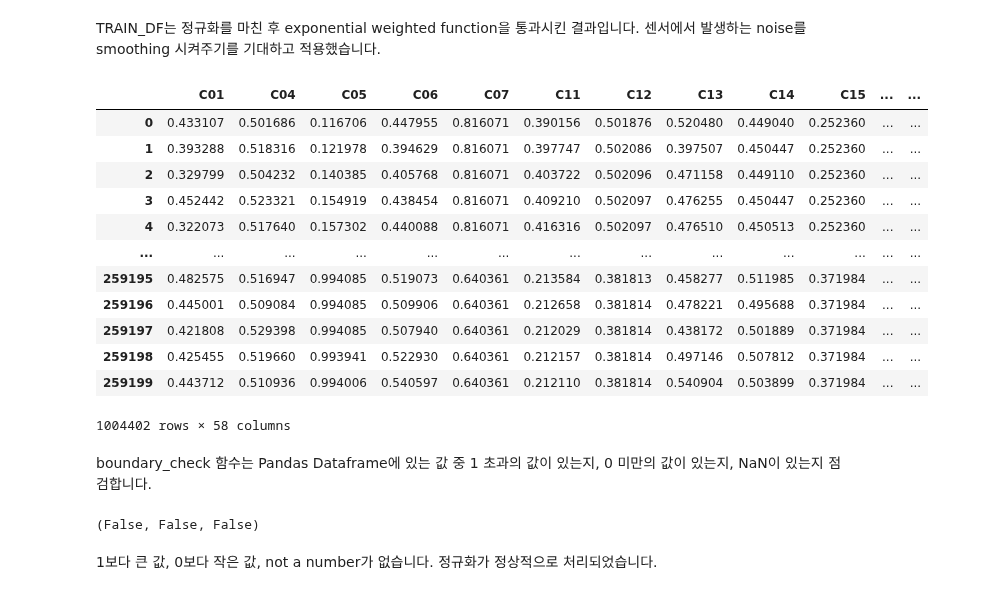
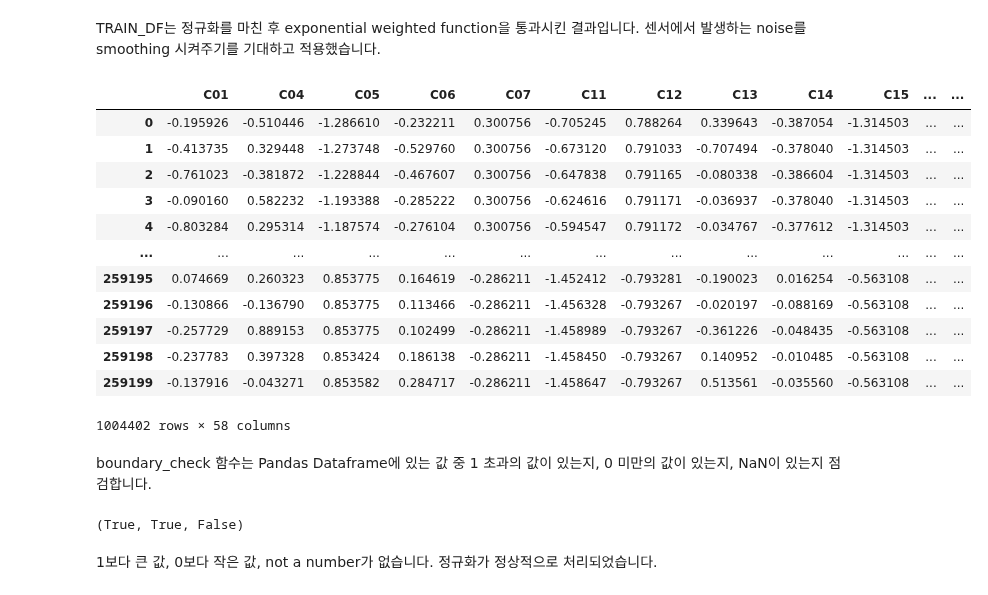
Before and after one commit to 6sephiruth/AI_career, a Jupyter notebook: DACON/HAI_2.0/1번-Copy1.ipynb, the cells around one changed output. Saved outputs shown, nothing was run; the diff lists cells and outputs as text; code cells hidden in the pictures.

```diff
--- a/DACON/HAI_2.0/1번-Copy1.ipynb
+++ b/DACON/HAI_2.0/1번-Copy1.ipynb
@@ -167,23 +167,23 @@ def zscore(df):
 TRAIN_DF는 정규화를 마친 후 exponential weighted function을 통과시킨 결과입니다.
 센서에서 발생하는 noise를 smoothing 시켜주기를 기대하고 적용했습니다.
 # %%
-TRAIN_DF = normalize(TRAIN_DF_RAW[VALID_COLUMNS_IN_TRAIN_DATASET]).ewm(alpha=0.95).mean()
-#TRAIN_DF = zscore(TRAIN_DF_RAW[VALID_COLUMNS_IN_TRAIN_DATASET]).ewm(alpha=0.95).mean()
+#TRAIN_DF = normalize(TRAIN_DF_RAW[VALID_COLUMNS_IN_TRAIN_DATASET]).ewm(alpha=0.95).mean()
+TRAIN_DF = zscore(TRAIN_DF_RAW[VALID_COLUMNS_IN_TRAIN_DATASET]).ewm(alpha=0.95).mean()
 
 TRAIN_DF
 # %% [output]
 |  | C01 | C04 | C05 | C06 | C07 | C11 | C12 | C13 | C14 | C15 | ... | ... |
-| 0 | 0.433107 | 0.501686 | 0.116706 | 0.447955 | 0.816071 | 0.390156 | 0.501876 | 0.520480 | 0.449040 | 0.252360 | ... | ... |
-| 1 | 0.393288 | 0.518316 | 0.121978 | 0.394629 | 0.816071 | 0.397747 | 0.502086 | 0.397507 | 0.450447 | 0.252360 | ... | ... |
-| 2 | 0.329799 | 0.504232 | 0.140385 | 0.405768 | 0.816071 | 0.403722 | 0.502096 | 0.471158 | 0.449110 | 0.252360 | ... | ... |
-| 3 | 0.452442 | 0.523321 | 0.154919 | 0.438454 | 0.816071 | 0.409210 | 0.502097 | 0.476255 | 0.450447 | 0.252360 | ... | ... |
-| 4 | 0.322073 | 0.517640 | 0.157302 | 0.440088 | 0.816071 | 0.416316 | 0.502097 | 0.476510 | 0.450513 | 0.252360 | ... | ... |
+| 0 | -0.195926 | -0.510446 | -1.286610 | -0.232211 | 0.300756 | -0.705245 | 0.788264 | 0.339643 | -0.387054 | -1.314503 | ... | ... |
+| 1 | -0.413735 | 0.329448 | -1.273748 | -0.529760 | 0.300756 | -0.673120 | 0.791033 | -0.707494 | -0.378040 | -1.314503 | ... | ... |
+| 2 | -0.761023 | -0.381872 | -1.228844 | -0.467607 | 0.300756 | -0.647838 | 0.791165 | -0.080338 | -0.386604 | -1.314503 | ... | ... |
+| 3 | -0.090160 | 0.582232 | -1.193388 | -0.285222 | 0.300756 | -0.624616 | 0.791171 | -0.036937 | -0.378040 | -1.314503 | ... | ... |
+| 4 | -0.803284 | 0.295314 | -1.187574 | -0.276104 | 0.300756 | -0.594547 | 0.791172 | -0.034767 | -0.377612 | -1.314503 | ... | ... |
 | ... | ... | ... | ... | ... | ... | ... | ... | ... | ... | ... | ... | ... |
-| 259195 | 0.482575 | 0.516947 | 0.994085 | 0.519073 | 0.640361 | 0.213584 | 0.381813 | 0.458277 | 0.511985 | 0.371984 | ... | ... |
-| 259196 | 0.445001 | 0.509084 | 0.994085 | 0.509906 | 0.640361 | 0.212658 | 0.381814 | 0.478221 | 0.495688 | 0.371984 | ... | ... |
-| 259197 | 0.421808 | 0.529398 | 0.994085 | 0.507940 | 0.640361 | 0.212029 | 0.381814 | 0.438172 | 0.501889 | 0.371984 | ... | ... |
-| 259198 | 0.425455 | 0.519660 | 0.993941 | 0.522930 | 0.640361 | 0.212157 | 0.381814 | 0.497146 | 0.507812 | 0.371984 | ... | ... |
-| 259199 | 0.443712 | 0.510936 | 0.994006 | 0.540597 | 0.640361 | 0.212110 | 0.381814 | 0.540904 | 0.503899 | 0.371984 | ... | ... |
+| 259195 | 0.074669 | 0.260323 | 0.853775 | 0.164619 | -0.286211 | -1.452412 | -0.793281 | -0.190023 | 0.016254 | -0.563108 | ... | ... |
+| 259196 | -0.130866 | -0.136790 | 0.853775 | 0.113466 | -0.286211 | -1.456328 | -0.793267 | -0.020197 | -0.088169 | -0.563108 | ... | ... |
+| 259197 | -0.257729 | 0.889153 | 0.853775 | 0.102499 | -0.286211 | -1.458989 | -0.793267 | -0.361226 | -0.048435 | -0.563108 | ... | ... |
+| 259198 | -0.237783 | 0.397328 | 0.853424 | 0.186138 | -0.286211 | -1.458450 | -0.793267 | 0.140952 | -0.010485 | -0.563108 | ... | ... |
+| 259199 | -0.137916 | -0.043271 | 0.853582 | 0.284717 | -0.286211 | -1.458647 | -0.793267 | 0.513561 | -0.035560 | -0.563108 | ... | ... |
 1004402 rows × 58 columns
 # %% [markdown]
 boundary_check 함수는 Pandas Dataframe에 있는 값 중 1 초과의 값이 있는지, 0 미만의 값이 있는지, NaN이 있는지 점검합니다.
@@ -194,7 +194,7 @@ def boundary_check(df):
 # %%
 boundary_check(TRAIN_DF)
 # %% [output]
-(False, False, False)
+(True, True, False)
 # %% [markdown]
 1보다 큰 값, 0보다 작은 값, not a number가 없습니다. 정규화가 정상적으로 처리되었습니다.
 # %% [markdown]
```
Also changed, not shown: parts of 3 cells of this notebook, 40 other files.
